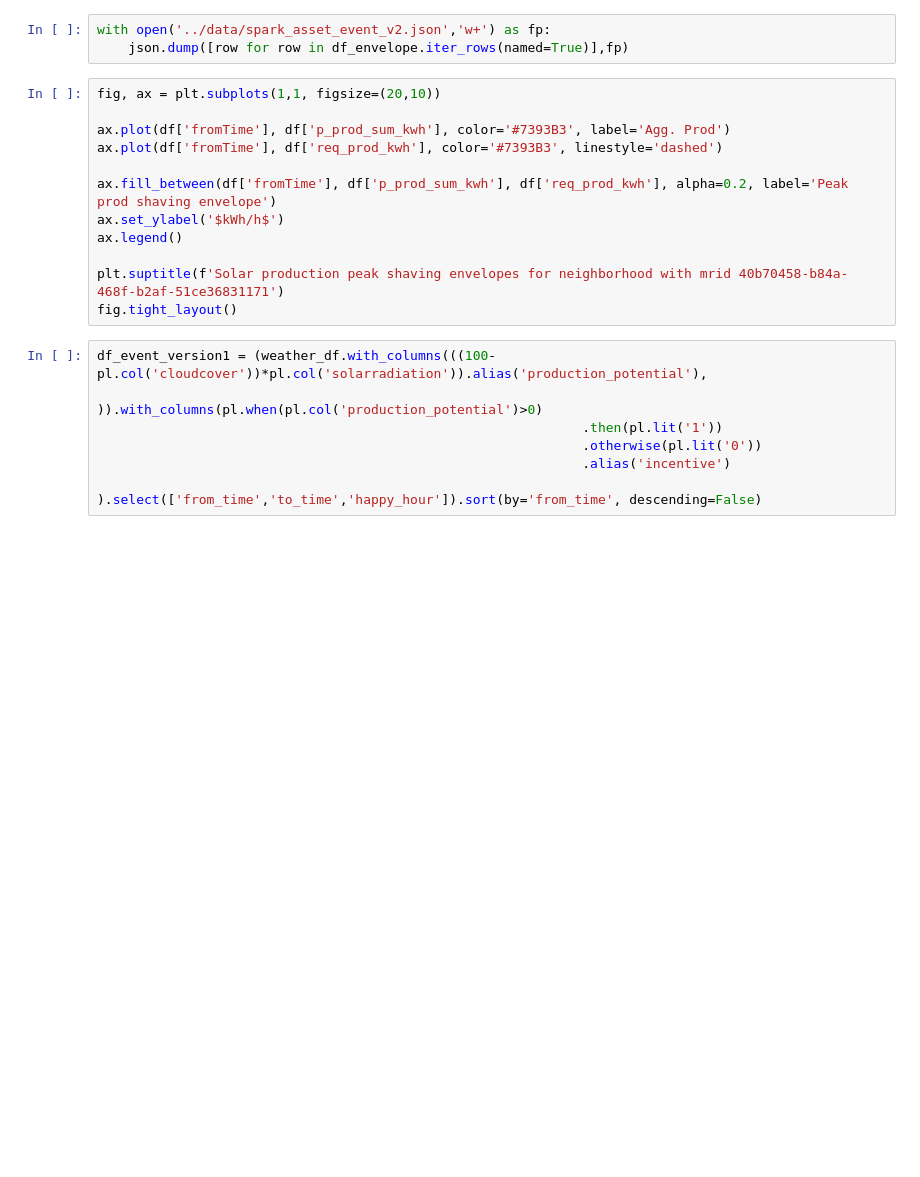
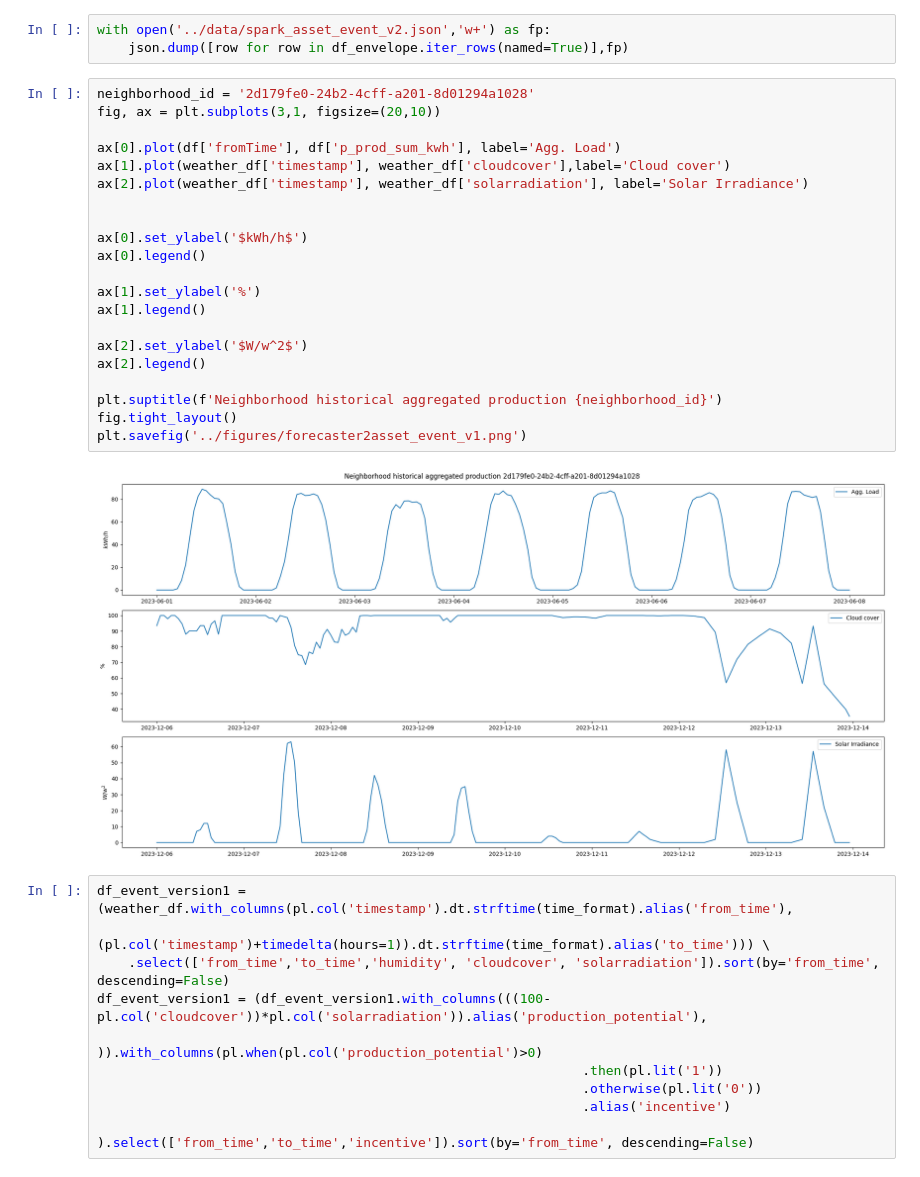
Before and after one commit to pmaree/Norgesnett, a Jupyter notebook: sandbox/notebook/peak_load_shaving.ipynb, the cells around one changed output. Cells and saved outputs as stored; diff of their text form; blank space fills up the shorter version.

```diff
--- a/sandbox/notebook/peak_load_shaving.ipynb
+++ b/sandbox/notebook/peak_load_shaving.ipynb
@@ -117,25 +119,39 @@ df_envelope = (df_envelope.with_columns(pl.col('fromTime').dt.strftime(time_form
 # %%
 with open('../data/spark_asset_event_v2.json','w+') as fp:
     json.dump([row for row in df_envelope.iter_rows(named=True)],fp)
-# %%
-fig, ax = plt.subplots(1,1, figsize=(20,10))
-
-ax.plot(df['fromTime'], df['p_prod_sum_kwh'], color='#7393B3', label='Agg. Prod')
-ax.plot(df['fromTime'], df['req_prod_kwh'], color='#7393B3', linestyle='dashed')
-
-ax.fill_between(df['fromTime'], df['p_prod_sum_kwh'], df['req_prod_kwh'], alpha=0.2, label='Peak prod shaving envelope')
-ax.set_ylabel('$kWh/h$')
-ax.legend()
-
-plt.suptitle(f'Solar production peak shaving envelopes for neighborhood with mrid 40b70458-b84a-468f-b2af-51ce36831171')
-fig.tight_layout()
+# %%
+neighborhood_id = '2d179fe0-24b2-4cff-a201-8d01294a1028'
+fig, ax = plt.subplots(3,1, figsize=(20,10))
+
+ax[0].plot(df['fromTime'], df['p_prod_sum_kwh'], label='Agg. Load')
+ax[1].plot(weather_df['timestamp'], weather_df['cloudcover'],label='Cloud cover')
+ax[2].plot(weather_df['timestamp'], weather_df['solarradiation'], label='Solar Irradiance')
+
+
+ax[0].set_ylabel('$kWh/h$')
+ax[0].legend()
+
+ax[1].set_ylabel('%')
+ax[1].legend()
+
+ax[2].set_ylabel('$W/w^2$')
+ax[2].legend()
+
+plt.suptitle(f'Neighborhood historical aggregated production {neighborhood_id}')
+fig.tight_layout()
+plt.savefig('../figures/forecaster2asset_event_v1.png')
+# %% [output]
+[figure, added]
 # %%
-df_event_version1 = (weather_df.with_columns(((100-pl.col('cloudcover'))*pl.col('solarradiation')).alias('production_potential'),
+df_event_version1 = (weather_df.with_columns(pl.col('timestamp').dt.strftime(time_format).alias('from_time'),
+                                        (pl.col('timestamp')+timedelta(hours=1)).dt.strftime(time_format).alias('to_time'))) \
+    .select(['from_time','to_time','humidity', 'cloudcover', 'solarradiation']).sort(by='from_time', descending=False)
+df_event_version1 = (df_event_version1.with_columns(((100-pl.col('cloudcover'))*pl.col('solarradiation')).alias('production_potential'),
                                               )).with_columns(pl.when(pl.col('production_potential')>0)
                                                               .then(pl.lit('1'))
                                                               .otherwise(pl.lit('0'))
                                                               .alias('incentive')
-                                                              ).select(['from_time','to_time','happy_hour']).sort(by='from_time', descending=False)
+                                                              ).select(['from_time','to_time','incentive']).sort(by='from_time', descending=False)
 # %%
 with open('../data/spark_asset_event_v1.json','w+') as fp:
     data = [row for row in df_event_version1.iter_rows(named=True)]
```
Also changed, not shown: parts of 3 cells of this notebook.
